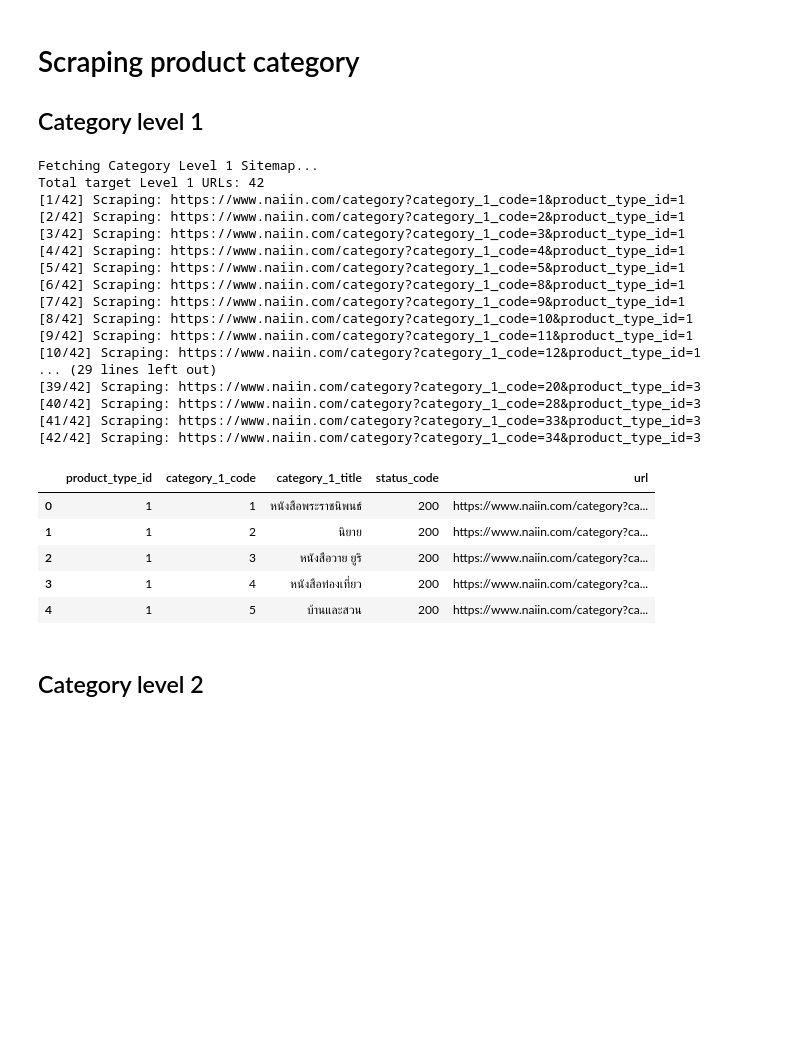
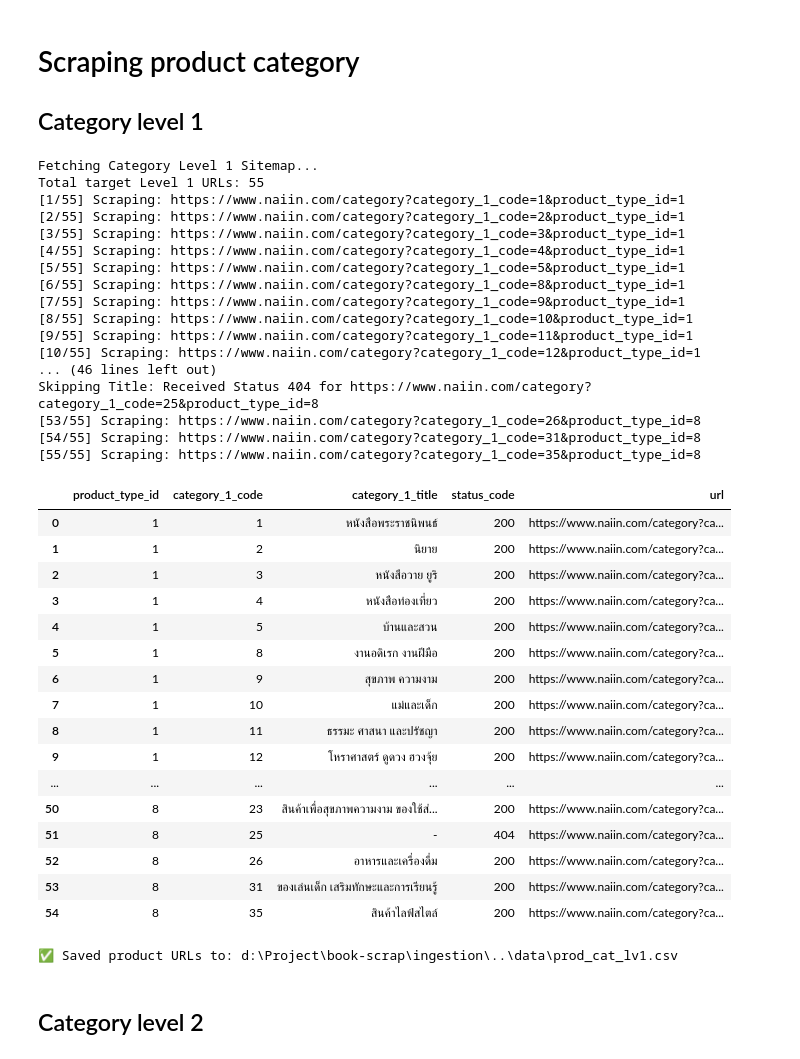
Before and after one commit to Vijak-k/book-scrap, a Jupyter notebook: ingestion/get_product_category.ipynb, the cells around one changed output. Cells and saved outputs as stored; diff of their text form; code cells hidden in the pictures; blank space fills up the shorter version.

Commit message:
update scraping codes

```diff
--- a/ingestion/get_product_category.ipynb
+++ b/ingestion/get_product_category.ipynb
@@ -63,8 +63,7 @@ def get_product_level_1():
         print(f"Failed to read sitemap: {e}")
         return
 
-    # Filter product_type_id 1 and 3
-    target_urls = [u for u in all_urls if "product_type_id=1" in u or "product_type_id=3" in u]
+    target_urls = [u for u in all_urls]
     print(f"Total target Level 1 URLs: {len(target_urls)}")
 
     results = []
@@ -84,31 +83,42 @@ def get_product_level_1():
 cat_lv1_df = get_product_level_1()
 # %% [output]
 Fetching Category Level 1 Sitemap...
-Total target Level 1 URLs: 42
-[1/42] Scraping: https://www.naiin.com/category?category_1_code=1&product_type_id=1
-[2/42] Scraping: https://www.naiin.com/category?category_1_code=2&product_type_id=1
-[3/42] Scraping: https://www.naiin.com/category?category_1_code=3&product_type_id=1
-[4/42] Scraping: https://www.naiin.com/category?category_1_code=4&product_type_id=1
-[5/42] Scraping: https://www.naiin.com/category?category_1_code=5&product_type_id=1
-[6/42] Scraping: https://www.naiin.com/category?category_1_code=8&product_type_id=1
-[7/42] Scraping: https://www.naiin.com/category?category_1_code=9&product_type_id=1
-[8/42] Scraping: https://www.naiin.com/category?category_1_code=10&product_type_id=1
-[9/42] Scraping: https://www.naiin.com/category?category_1_code=11&product_type_id=1
-[10/42] Scraping: https://www.naiin.com/category?category_1_code=12&product_type_id=1
-... (29 lines left out)
-[39/42] Scraping: https://www.naiin.com/category?category_1_code=20&product_type_id=3
-[40/42] Scraping: https://www.naiin.com/category?category_1_code=28&product_type_id=3
-[41/42] Scraping: https://www.naiin.com/category?category_1_code=33&product_type_id=3
-[42/42] Scraping: https://www.naiin.com/category?category_1_code=34&product_type_id=3
+Total target Level 1 URLs: 55
+[1/55] Scraping: https://www.naiin.com/category?category_1_code=1&product_type_id=1
+[2/55] Scraping: https://www.naiin.com/category?category_1_code=2&product_type_id=1
+[3/55] Scraping: https://www.naiin.com/category?category_1_code=3&product_type_id=1
+[4/55] Scraping: https://www.naiin.com/category?category_1_code=4&product_type_id=1
+[5/55] Scraping: https://www.naiin.com/category?category_1_code=5&product_type_id=1
+[6/55] Scraping: https://www.naiin.com/category?category_1_code=8&product_type_id=1
+[7/55] Scraping: https://www.naiin.com/category?category_1_code=9&product_type_id=1
+[8/55] Scraping: https://www.naiin.com/category?category_1_code=10&product_type_id=1
+[9/55] Scraping: https://www.naiin.com/category?category_1_code=11&product_type_id=1
+[10/55] Scraping: https://www.naiin.com/category?category_1_code=12&product_type_id=1
+... (46 lines left out)
+Skipping Title: Received Status 404 for https://www.naiin.com/category?category_1_code=25&product_type_id=8
+[53/55] Scraping: https://www.naiin.com/category?category_1_code=26&product_type_id=8
+[54/55] Scraping: https://www.naiin.com/category?category_1_code=31&product_type_id=8
+[55/55] Scraping: https://www.naiin.com/category?category_1_code=35&product_type_id=8
 # %%
-cat_lv1_df.head(5)
+cat_lv1_df
 # %% [output]
 |  | product_type_id | category_1_code | category_1_title | status_code | url |
 | 0 | 1 | 1 | หนังสือพระราชนิพนธ์ | 200 | https://www.naiin.com/category?ca... |
 | 1 | 1 | 2 | นิยาย | 200 | https://www.naiin.com/category?ca... |
 | 2 | 1 | 3 | หนังสือวาย ยูริ | 200 | https://www.naiin.com/category?ca... |
 | 3 | 1 | 4 | หนังสือท่องเที่ยว | 200 | https://www.naiin.com/category?ca... |
 | 4 | 1 | 5 | บ้านและสวน | 200 | https://www.naiin.com/category?ca... |
+| 5 | 1 | 8 | งานอดิเรก งานฝีมือ | 200 | https://www.naiin.com/category?ca... |
+| 6 | 1 | 9 | สุขภาพ ความงาม | 200 | https://www.naiin.com/category?ca... |
+| 7 | 1 | 10 | แม่และเด็ก | 200 | https://www.naiin.com/category?ca... |
+| 8 | 1 | 11 | ธรรมะ ศาสนา และปรัชญา | 200 | https://www.naiin.com/category?ca... |
+| 9 | 1 | 12 | โหราศาสตร์ ดูดวง ฮวงจุ้ย | 200 | https://www.naiin.com/category?ca... |
+| ... | ... | ... | ... | ... | ... |
+| 50 | 8 | 23 | สินค้าเพื่อสุขภาพความงาม ของใช้ส่... | 200 | https://www.naiin.com/category?ca... |
+| 51 | 8 | 25 | - | 404 | https://www.naiin.com/category?ca... |
+| 52 | 8 | 26 | อาหารและเครื่องดื่ม | 200 | https://www.naiin.com/category?ca... |
+| 53 | 8 | 31 | ของเล่นเด็ก เสริมทักษะและการเรียนรู้ | 200 | https://www.naiin.com/category?ca... |
+| 54 | 8 | 35 | สินค้าไลฟ์สไตล์ | 200 | https://www.naiin.com/category?ca... |
 # %%
 import os
 import pandas as pd
@@ -121,9 +131,11 @@ output_path = os.path.join(current_directory, "..", "data", "prod_cat_lv1.csv")
 
 # 3. บันทึกไฟล์ด้วย Path ที่สร้างขึ้น
 os.makedirs(os.path.dirname(output_path), exist_ok=True)
-cat_lv1_df.to_csv(output_path, index=False, encoding='utf-8-sig')
+cat_lv1_df.to_csv(output_path, index=False, encoding='utf-8-sig', mode = 'w')
 
 print(f"✅ Saved product URLs to: {output_path}")
+# %% [output]
+✅ Saved product URLs to: d:\Project\book-scrap\ingestion\..\data\prod_cat_lv1.csv
 # %% [markdown]
 ## Category level 2
 # %%
```
Also changed, not shown: parts of 3 cells of this notebook, 1 other file.
